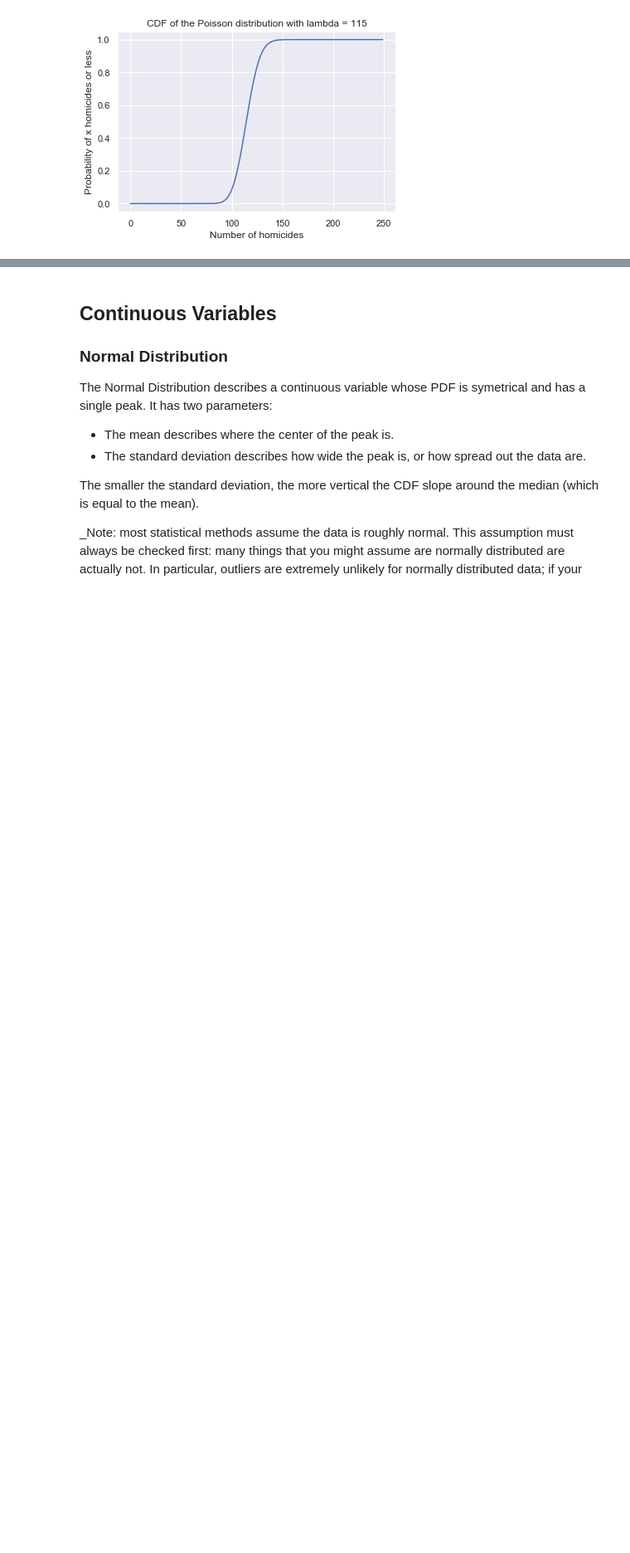
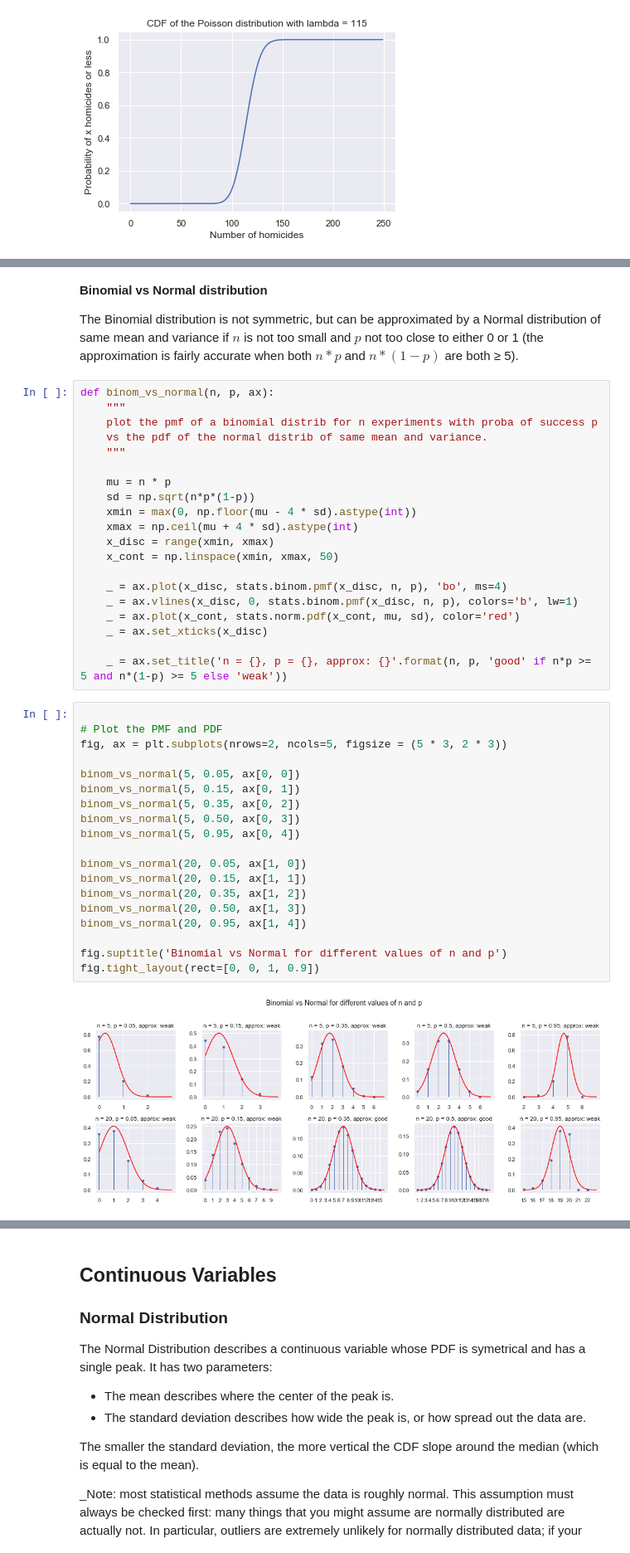
Before and after one commit to sebastienplat/sebastienplat.github.io, a Jupyter notebook: _posts_notebooks/data_science_101/HypTesting2.ipynb, the cells around one changed output, grey strips where cells are left out. Shown at 83% size. Drawn from its saved outputs; the diff is of its cells as text; blank space fills up the shorter version.

```diff
--- a/_posts_notebooks/data_science_101/HypTesting2.ipynb
+++ b/_posts_notebooks/data_science_101/HypTesting2.ipynb
@@ -337,0 +356,45 @@ SD from the mean: -1.49
+# %% [markdown]
+**Binomial vs Normal distribution**
+
+The Binomial distribution is not symmetric, but can be approximated by a Normal distribution of same mean and variance if $n$ is not too small and $p$ not too close to either 0 or 1 (the approximation is fairly accurate when both $n *p$ and $n * (1-p)$ are both ≥ 5).
+# %%
+def binom_vs_normal(n, p, ax):
+    """
+    plot the pmf of a binomial distrib for n experiments with proba of success p
+    vs the pdf of the normal distrib of same mean and variance.
+    """
+
+    mu = n * p
+    sd = np.sqrt(n*p*(1-p))
+    xmin = max(0, np.floor(mu - 4 * sd).astype(int))
+    xmax = np.ceil(mu + 4 * sd).astype(int)
+    x_disc = range(xmin, xmax)
+    x_cont = np.linspace(xmin, xmax, 50)
+
+    _ = ax.plot(x_disc, stats.binom.pmf(x_disc, n, p), 'bo', ms=4)
+    _ = ax.vlines(x_disc, 0, stats.binom.pmf(x_disc, n, p), colors='b', lw=1)
+    _ = ax.plot(x_cont, stats.norm.pdf(x_cont, mu, sd), color='red')
+    _ = ax.set_xticks(x_disc)
+
+    _ = ax.set_title('n = {}, p = {}, approx: {}'.format(n, p, 'good' if n*p >= 5 and n*(1-p) >= 5 else 'weak'))
+# %%
+
+# Plot the PMF and PDF
+fig, ax = plt.subplots(nrows=2, ncols=5, figsize = (5 * 3, 2 * 3))
+
+binom_vs_normal(5, 0.05, ax[0, 0])
+binom_vs_normal(5, 0.15, ax[0, 1])
+binom_vs_normal(5, 0.35, ax[0, 2])
+binom_vs_normal(5, 0.50, ax[0, 3])
+binom_vs_normal(5, 0.95, ax[0, 4])
+
+binom_vs_normal(20, 0.05, ax[1, 0])
+binom_vs_normal(20, 0.15, ax[1, 1])
+binom_vs_normal(20, 0.35, ax[1, 2])
+binom_vs_normal(20, 0.50, ax[1, 3])
+binom_vs_normal(20, 0.95, ax[1, 4])
+
+fig.suptitle('Binomial vs Normal for different values of n and p')
+fig.tight_layout(rect=[0, 0, 1, 0.9])
+# %% [output]
+[figure, added]
```
Also changed, not shown: parts of 13 cells of this notebook.
